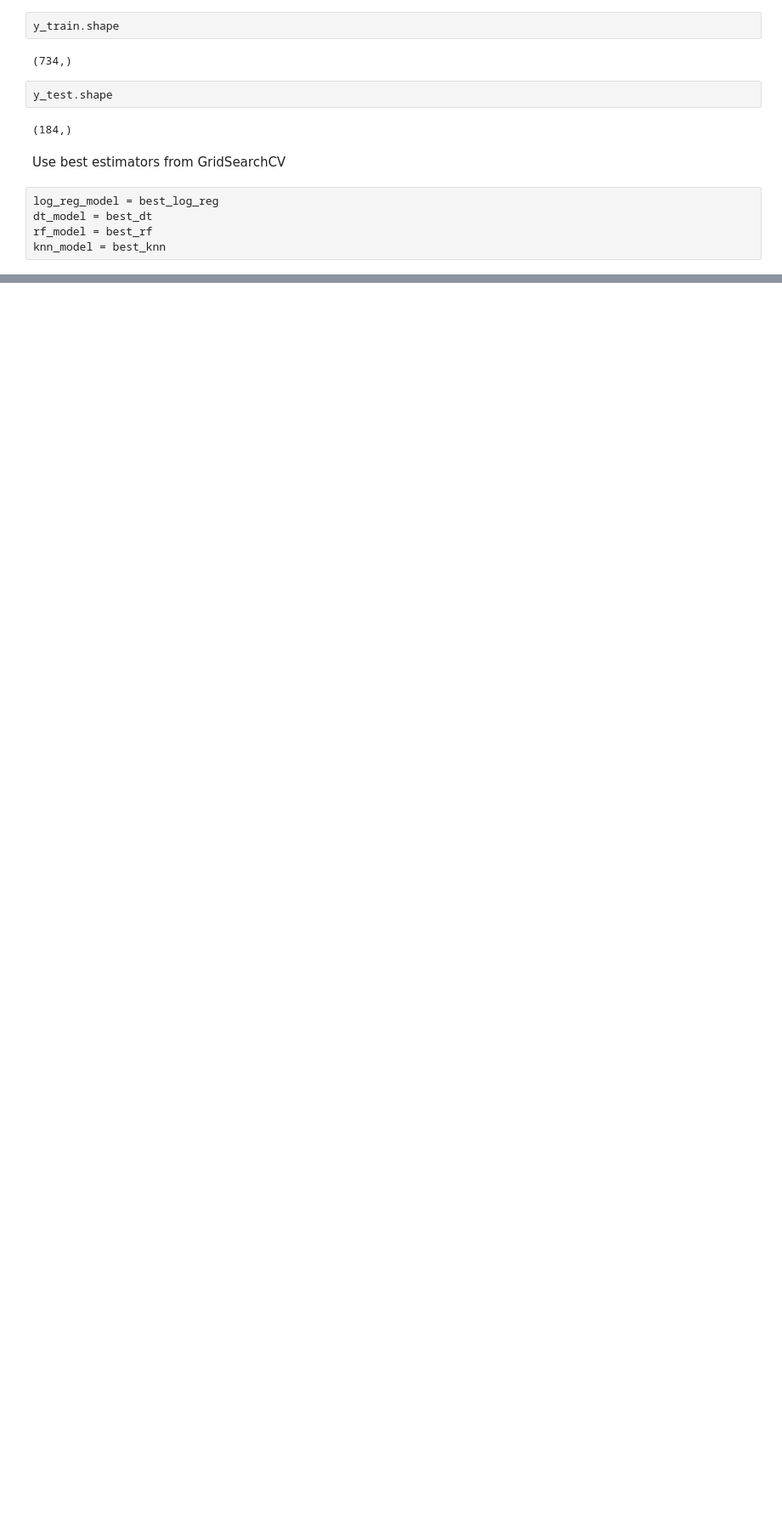
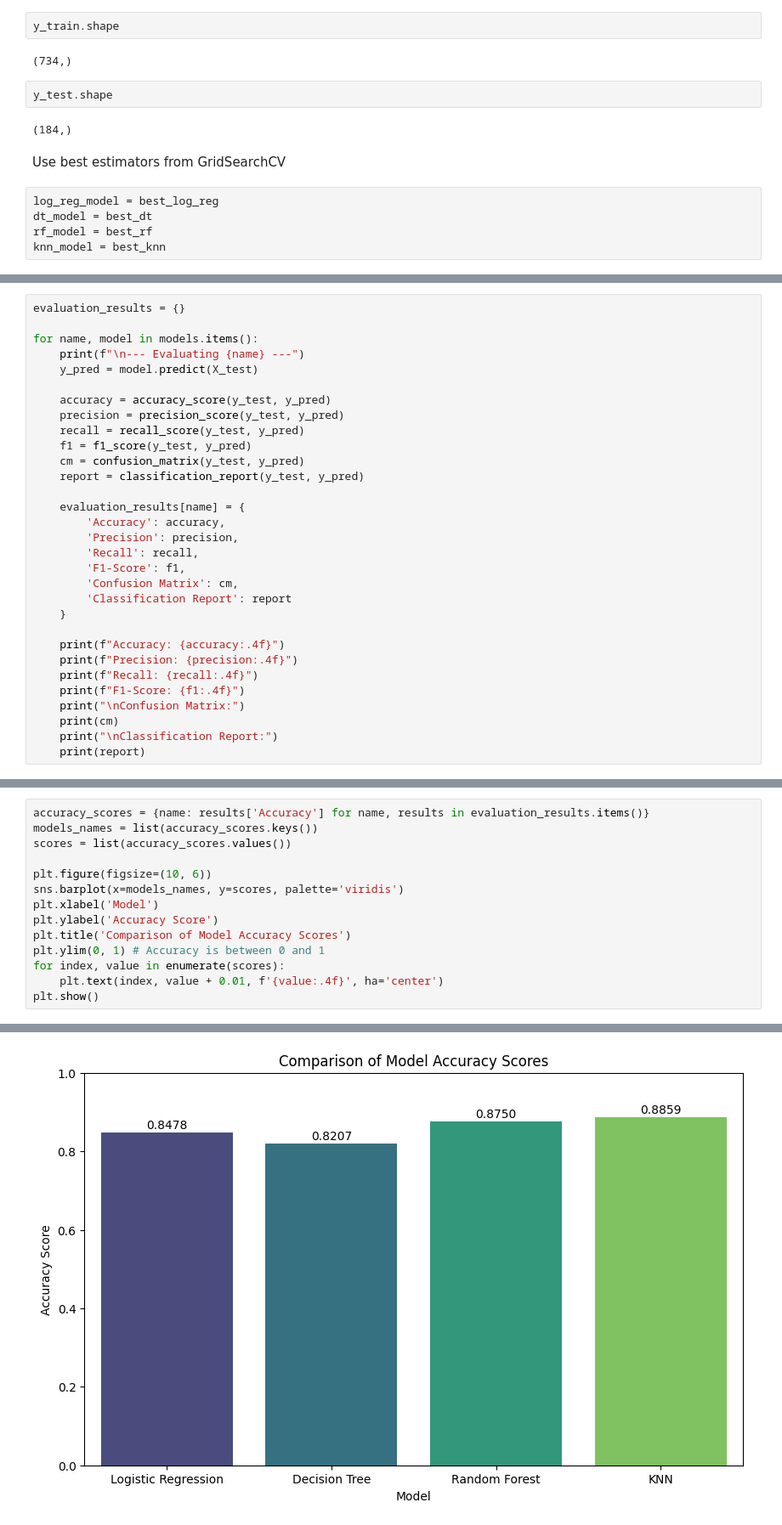
Before and after one commit to abukhalidsiddique/Heart_Failure_Prediction, a Jupyter notebook: Index.ipynb, the cells around one changed output, grey strips where cells are left out. Shown at 85% size. Cells and saved outputs as stored; diff of their text form; blank space fills up the shorter version.

Commit message:
model evaluation done

```diff
--- a/Index.ipynb
+++ b/Index.ipynb
@@ -651,0 +699,31 @@ knn_model = best_knn
+# %%
+evaluation_results = {}
+
+for name, model in models.items():
+    print(f"\n--- Evaluating {name} ---")
+    y_pred = model.predict(X_test)
+
+    accuracy = accuracy_score(y_test, y_pred)
+    precision = precision_score(y_test, y_pred)
+    recall = recall_score(y_test, y_pred)
+    f1 = f1_score(y_test, y_pred)
+    cm = confusion_matrix(y_test, y_pred)
+    report = classification_report(y_test, y_pred)
+
+    evaluation_results[name] = {
+        'Accuracy': accuracy,
+        'Precision': precision,
+        'Recall': recall,
+        'F1-Score': f1,
+        'Confusion Matrix': cm,
+        'Classification Report': report
+    }
+
+    print(f"Accuracy: {accuracy:.4f}")
+    print(f"Precision: {precision:.4f}")
+    print(f"Recall: {recall:.4f}")
+    print(f"F1-Score: {f1:.4f}")
+    print("\nConfusion Matrix:")
+    print(cm)
+    print("\nClassification Report:")
+    print(report)
@@ -651,0 +750,15 @@ knn_model = best_knn
+# %%
+accuracy_scores = {name: results['Accuracy'] for name, results in evaluation_results.items()}
+models_names = list(accuracy_scores.keys())
+scores = list(accuracy_scores.values())
+
+plt.figure(figsize=(10, 6))
+sns.barplot(x=models_names, y=scores, palette='viridis')
+plt.xlabel('Model')
+plt.ylabel('Accuracy Score')
+plt.title('Comparison of Model Accuracy Scores')
+plt.ylim(0, 1) # Accuracy is between 0 and 1
+for index, value in enumerate(scores):
+    plt.text(index, value + 0.01, f'{value:.4f}', ha='center')
+plt.show()
+# %% [output]
@@ -651,0 +768 @@ knn_model = best_knn
+[figure, added]
```
Also changed, not shown: parts of 12 cells of this notebook.
